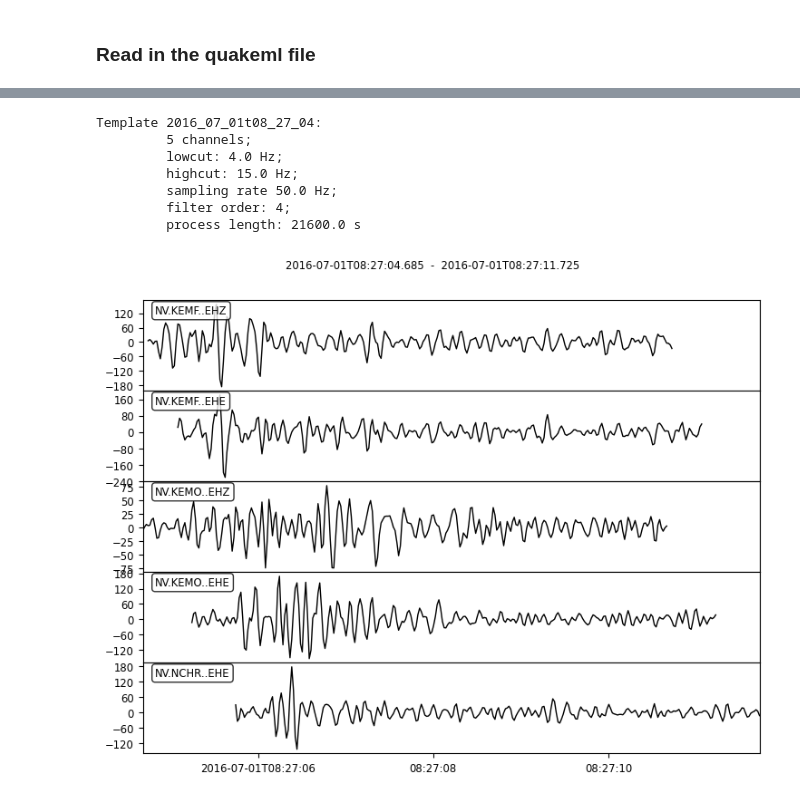
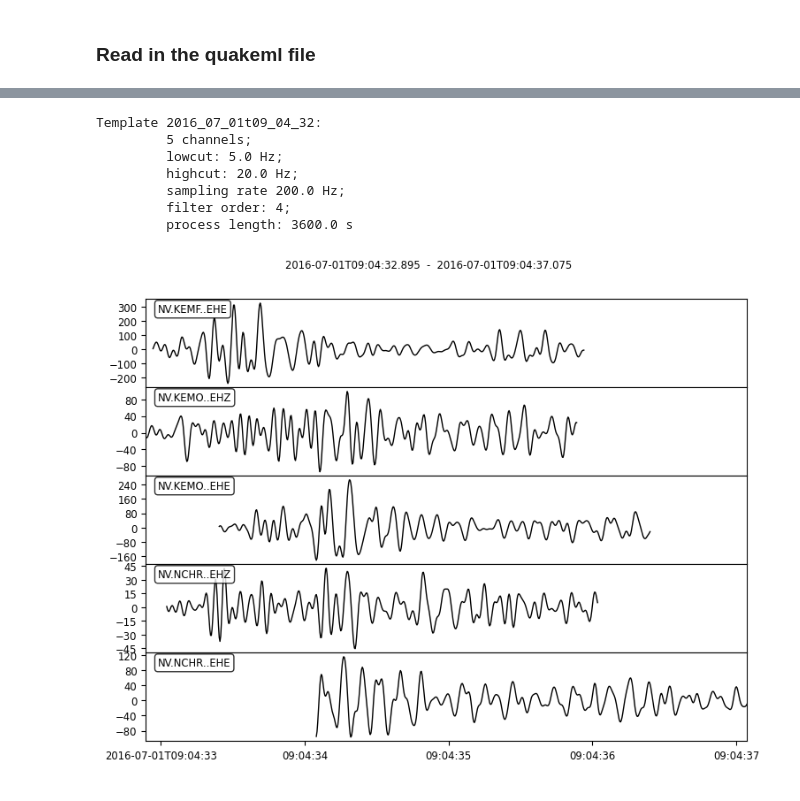
Before and after one commit to zoekrauss/endeavour_clustering, a Jupyter notebook: eqcorrscan_start.ipynb, the cells around one changed output, grey strips where cells are left out. Drawn from its saved outputs; the diff is of its cells as text; code cells hidden in the pictures.

```diff
--- a/eqcorrscan_start.ipynb
+++ b/eqcorrscan_start.ipynb
@@ -36,9 +42,16 @@ cat
 # %%
 from eqcorrscan import Tribe
 client = Client("IRIS")
+# Barrett got best performance with process_len=1 hour
+
+
+
 tribe = Tribe().construct(
-    method="from_client", lowcut=4.0, highcut=15.0, samp_rate=50.0, length=6.0,
-    filt_order=4, prepick=0.5, client_id=client, catalog=cat, data_pad=20.,
-    process_len=21600, min_snr=3.0, parallel=True)
+    method="from_client", lowcut=5.0, highcut=20.0, samp_rate=200.0, length=3.0,
+    filt_order=4, prepick=0.25, client_id=client, catalog=cat, data_pad=20.,
+    process_len=3600, min_snr=3.0, parallel=True,swin='all')
+
+# Can also specify parallel=True and num_cores
+
 print(tribe)
 # %% [output]
@@ -63,12 +61,12 @@ Tribe of 10 templates
 # %%
-print(tribe[1])
-fig = tribe[1].st.plot(equal_scale=False, size=(800, 600))
+print(tribe[2])
+fig = tribe[2].st.plot(equal_scale=False, size=(800, 600))
 # %% [output]
-Template 2016_07_01t08_27_04:
+Template 2016_07_01t09_04_32:
          5 channels;
-         lowcut: 4.0 Hz;
-         highcut: 15.0 Hz;
-         sampling rate 50.0 Hz;
+         lowcut: 5.0 Hz;
+         highcut: 20.0 Hz;
+         sampling rate 200.0 Hz;
          filter order: 4;
-         process length: 21600.0 s
+         process length: 3600.0 s
-[figure, old version]
+[figure, new version]
```
Also changed, not shown: parts of 10 cells of this notebook, 1 other file.
